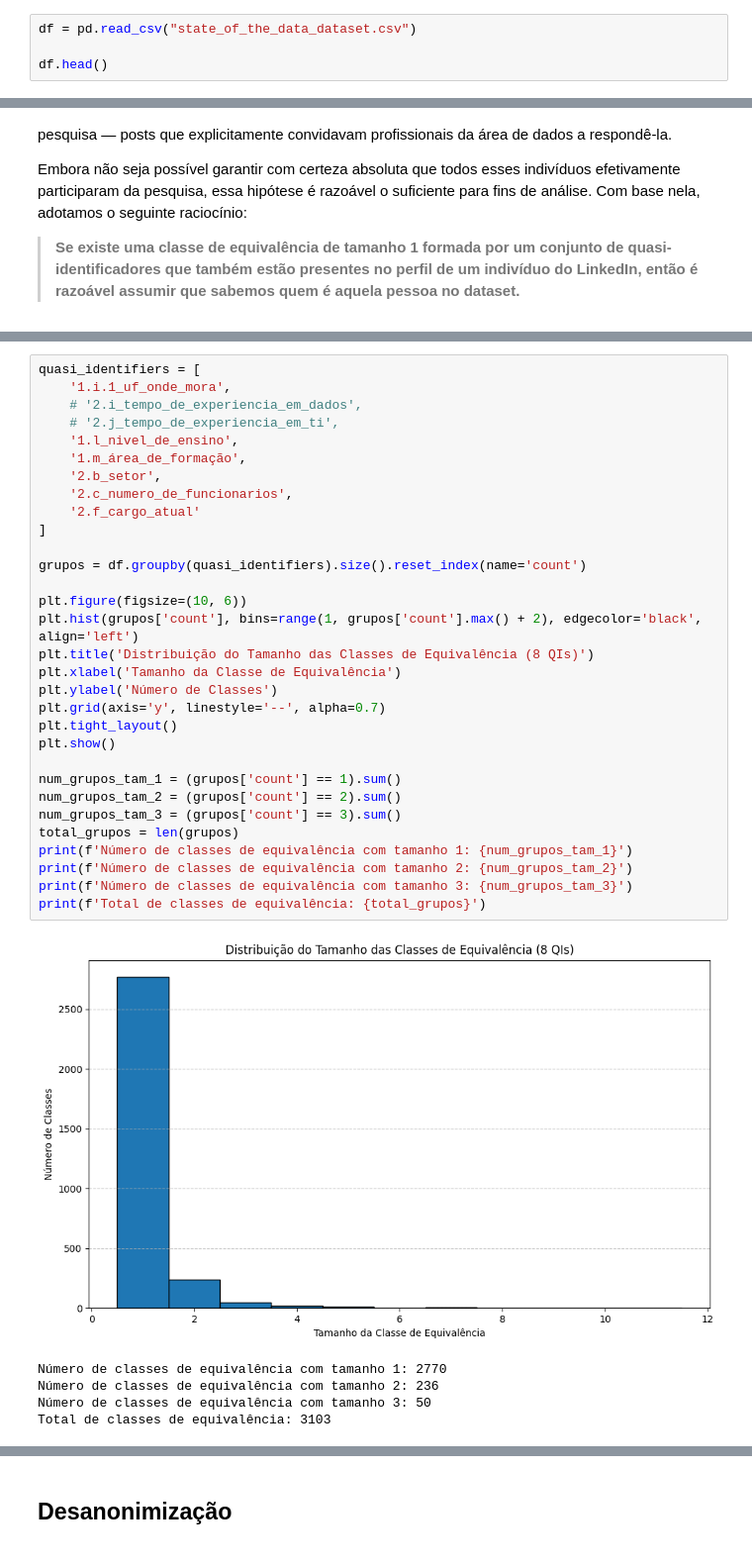
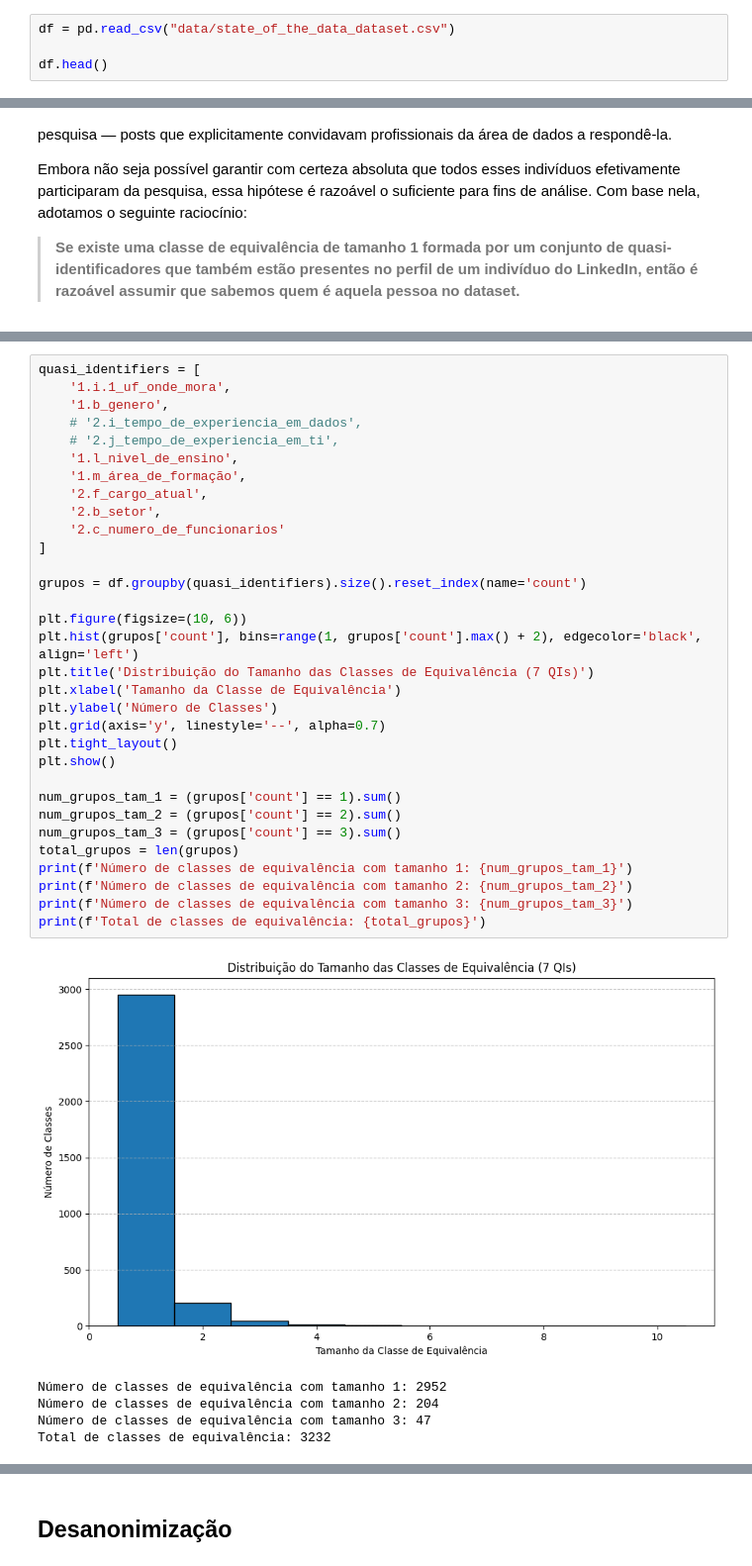
Before and after one commit to FredericoBaker/stateOfTheData_attribute_linkage, a Jupyter notebook: dataset_analysis.ipynb, the cells around one changed output, grey strips where cells are left out. Shown at 99% size. Saved outputs shown, nothing was run; the diff lists cells and outputs as text.

```diff
--- a/dataset_analysis.ipynb
+++ b/dataset_analysis.ipynb
@@ -7,5 +8,5 @@ from collections import Counter
 # %%
-df = pd.read_csv("state_of_the_data_dataset.csv")
+df = pd.read_csv("data/state_of_the_data_dataset.csv")
 
 df.head()
 # %% [output]
@@ -108,40 +109,41 @@ Diante disso, surge a próxima pergunta:
 # %%
 quasi_identifiers = [
     '1.i.1_uf_onde_mora',
+    '1.b_genero',
     # '2.i_tempo_de_experiencia_em_dados',
     # '2.j_tempo_de_experiencia_em_ti',
     '1.l_nivel_de_ensino',
     '1.m_área_de_formação',
+    '2.f_cargo_atual',
     '2.b_setor',
-    '2.c_numero_de_funcionarios',
-    '2.f_cargo_atual'
+    '2.c_numero_de_funcionarios'
 ]
 
 grupos = df.groupby(quasi_identifiers).size().reset_index(name='count')
 
 plt.figure(figsize=(10, 6))
 plt.hist(grupos['count'], bins=range(1, grupos['count'].max() + 2), edgecolor='black', align='left')
-plt.title('Distribuição do Tamanho das Classes de Equivalência (8 QIs)')
+plt.title('Distribuição do Tamanho das Classes de Equivalência (7 QIs)')
 plt.xlabel('Tamanho da Classe de Equivalência')
 plt.ylabel('Número de Classes')
 plt.grid(axis='y', linestyle='--', alpha=0.7)
 plt.tight_layout()
 plt.show()
 
 num_grupos_tam_1 = (grupos['count'] == 1).sum()
 num_grupos_tam_2 = (grupos['count'] == 2).sum()
 num_grupos_tam_3 = (grupos['count'] == 3).sum()
 total_grupos = len(grupos)
 print(f'Número de classes de equivalência com tamanho 1: {num_grupos_tam_1}')
 print(f'Número de classes de equivalência com tamanho 2: {num_grupos_tam_2}')
 print(f'Número de classes de equivalência com tamanho 3: {num_grupos_tam_3}')
 print(f'Total de classes de equivalência: {total_grupos}')
 # %% [output]
-[figure, old version]
+[figure, new version]
-Número de classes de equivalência com tamanho 1: 2770
-Número de classes de equivalência com tamanho 2: 236
-Número de classes de equivalência com tamanho 3: 50
-Total de classes de equivalência: 3103
+Número de classes de equivalência com tamanho 1: 2952
+Número de classes de equivalência com tamanho 2: 204
+Número de classes de equivalência com tamanho 3: 47
+Total de classes de equivalência: 3232
 # %% [markdown]
 Ao remover os dois quasi-identificadores (`tempo de experiência em dados` e `tempo de experiência em TI`), ainda assim observamos um risco relevante de reidentificação:
 
```
Also changed, not shown: parts of 27 cells of this notebook, 11 other files.
